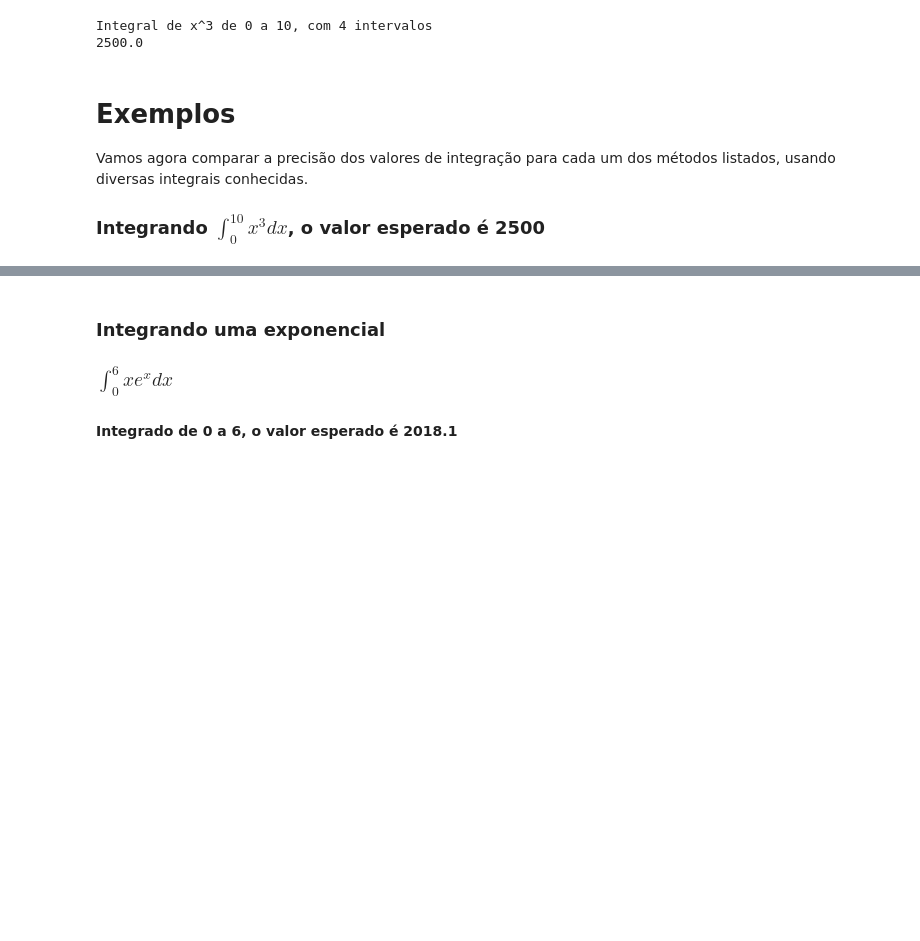
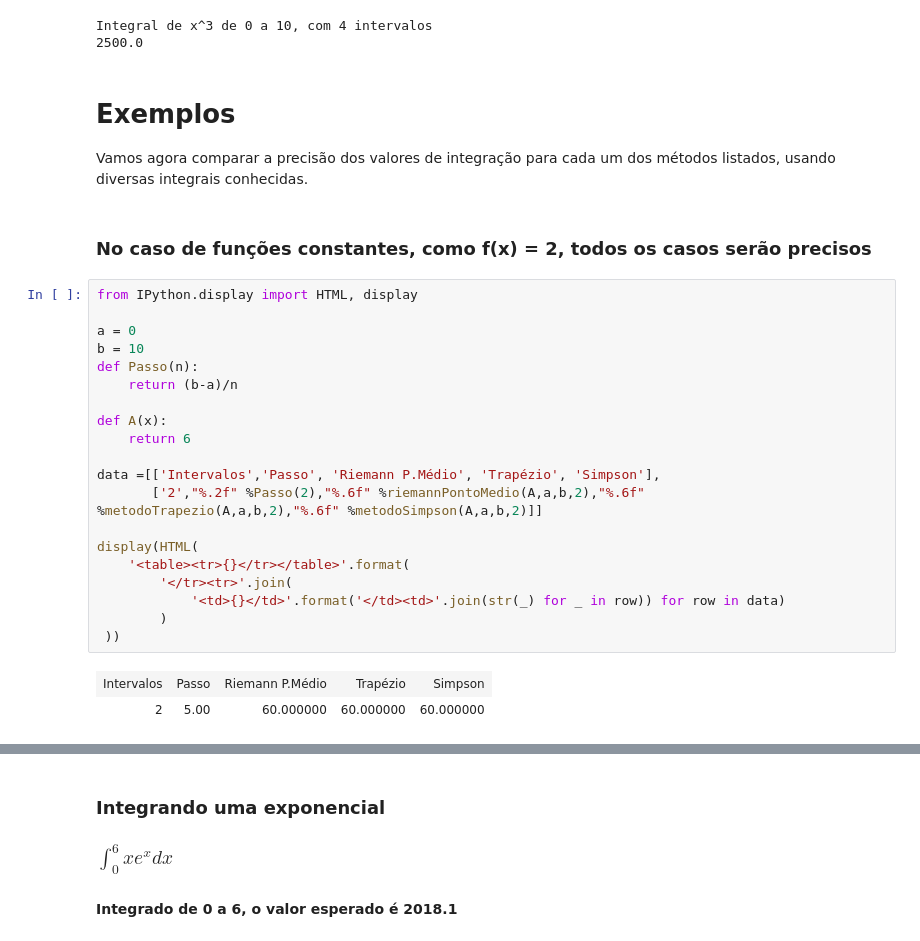
Before and after one commit to mcseves/inf1608, a Jupyter notebook: IntegracaoNumerica_1312063.ipynb, the cells around one changed output, grey strips where cells are left out. Saved outputs shown, nothing was run; the diff lists cells and outputs as text; blank space fills up the shorter version.

```diff
--- a/IntegracaoNumerica_1312063.ipynb
+++ b/IntegracaoNumerica_1312063.ipynb
@@ -220,5 +220,28 @@ Integral de x^3 de 0 a 10, com 4 intervalos
 # Exemplos
 
 Vamos agora comparar a precisão dos valores de integração para cada um dos métodos listados, usando diversas integrais conhecidas.
-
-### Integrando $\int_{0}^{10}x^3 dx$, o valor esperado é 2500
+# %% [markdown]
+### No caso de funções constantes, como f(x) = 2, todos os casos serão precisos
+# %%
+from IPython.display import HTML, display
+
+a = 0
+b = 10
+def Passo(n):
+    return (b-a)/n
+
+def A(x):
+    return 6
+
+data =[['Intervalos','Passo', 'Riemann P.Médio', 'Trapézio', 'Simpson'],
+       ['2',"%.2f" %Passo(2),"%.6f" %riemannPontoMedio(A,a,b,2),"%.6f" %metodoTrapezio(A,a,b,2),"%.6f" %metodoSimpson(A,a,b,2)]]
+
+display(HTML(
+    '<table><tr>{}</tr></table>'.format(
+        '</tr><tr>'.join(
+            '<td>{}</td>'.format('</td><td>'.join(str(_) for _ in row)) for row in data)
+        )
+ ))
+# %% [output]
+| Intervalos | Passo | Riemann P.Médio | Trapézio | Simpson |
+| 2 | 5.00 | 60.000000 | 60.000000 | 60.000000 |
```
Also changed, not shown: parts of 9 cells of this notebook.
